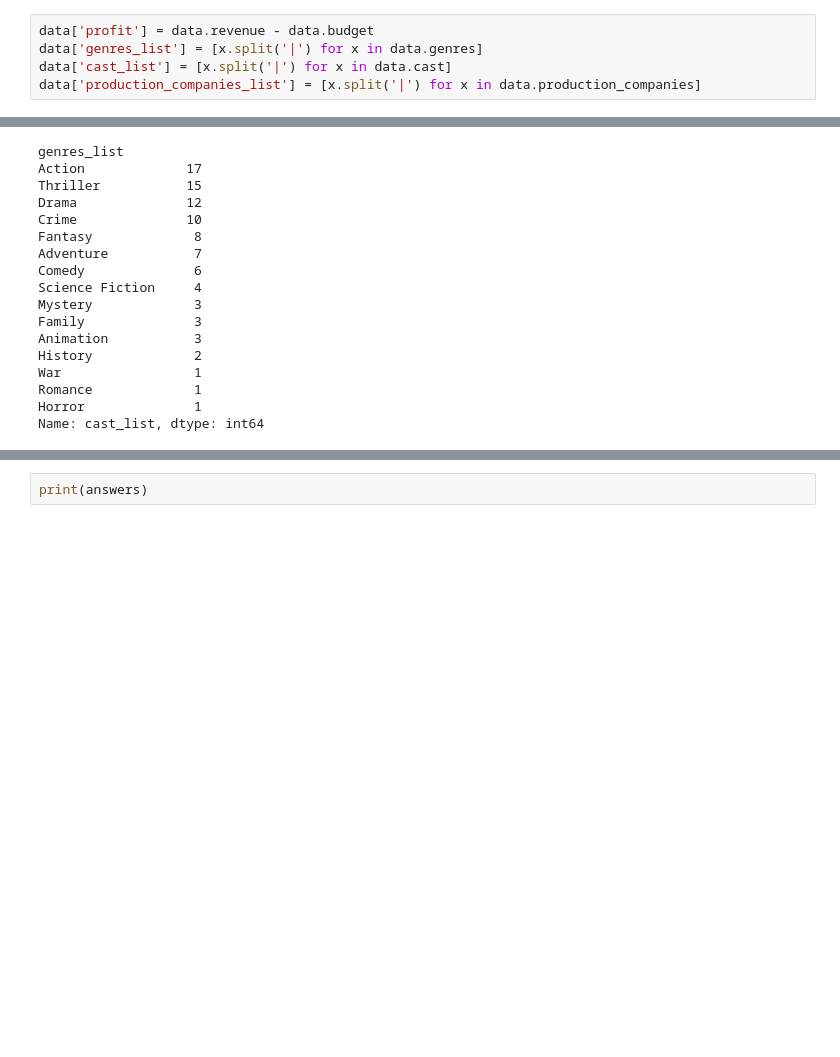
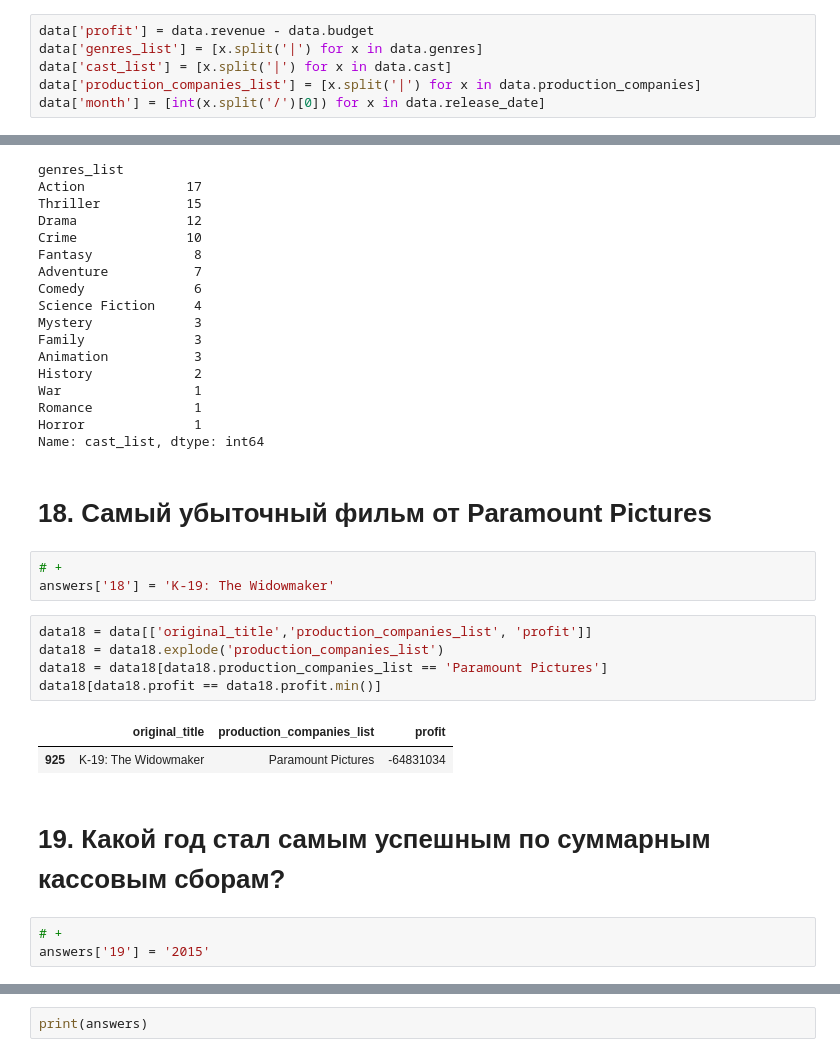
Before and after one commit to knartov/sf-git, a Jupyter notebook: module-1/Movies_IMBD_v4.1_TEMPLATE.ipynb, the cells around one changed output, grey strips where cells are left out. Drawn from its saved outputs; the diff is of its cells as text; blank space fills up the shorter version.

```diff
--- a/module-1/Movies_IMBD_v4.1_TEMPLATE.ipynb
+++ b/module-1/Movies_IMBD_v4.1_TEMPLATE.ipynb
@@ -41,6 +41,7 @@ data['profit'] = data.revenue - data.budget
 data['genres_list'] = [x.split('|') for x in data.genres]
 data['cast_list'] = [x.split('|') for x in data.cast]
 data['production_companies_list'] = [x.split('|') for x in data.production_companies]
+data['month'] = [int(x.split('/')[0]) for x in data.release_date]
 # %% [markdown]
 # 1. У какого фильма из списка самый большой бюджет?
 # %% [markdown]
@@ -428,3 +429,21 @@ War                 1
 Romance             1
 Horror              1
 Name: cast_list, dtype: int64
+# %% [markdown]
+# 18. Самый убыточный фильм от Paramount Pictures
+# %%
+# +
+answers['18'] = 'K-19: The Widowmaker'
+# %%
+data18 = data[['original_title','production_companies_list', 'profit']]
+data18 = data18.explode('production_companies_list')
+data18 = data18[data18.production_companies_list == 'Paramount Pictures']
+data18[data18.profit == data18.profit.min()]
+# %% [output]
+|  | original_title | production_companies_list | profit |
+| 925 | K-19: The Widowmaker | Paramount Pictures | -64831034 |
+# %% [markdown]
+# 19. Какой год стал самым успешным по суммарным кассовым сборам?
+# %%
+# +
+answers['19'] = '2015'
```
Also changed, not shown: parts of 16 cells of this notebook.
